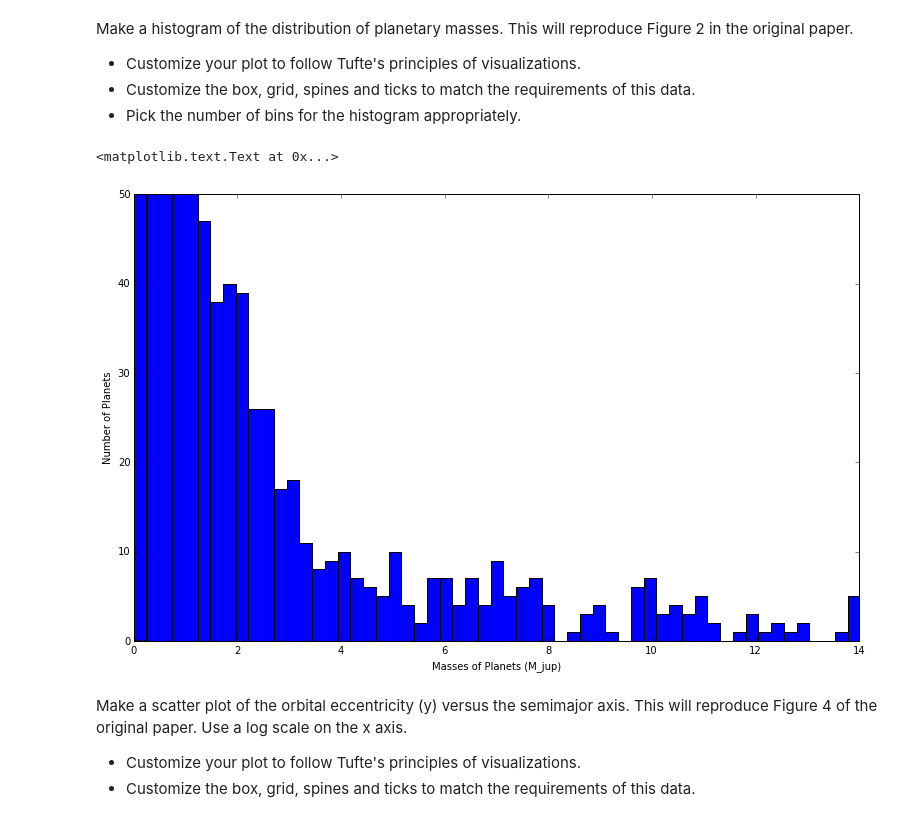
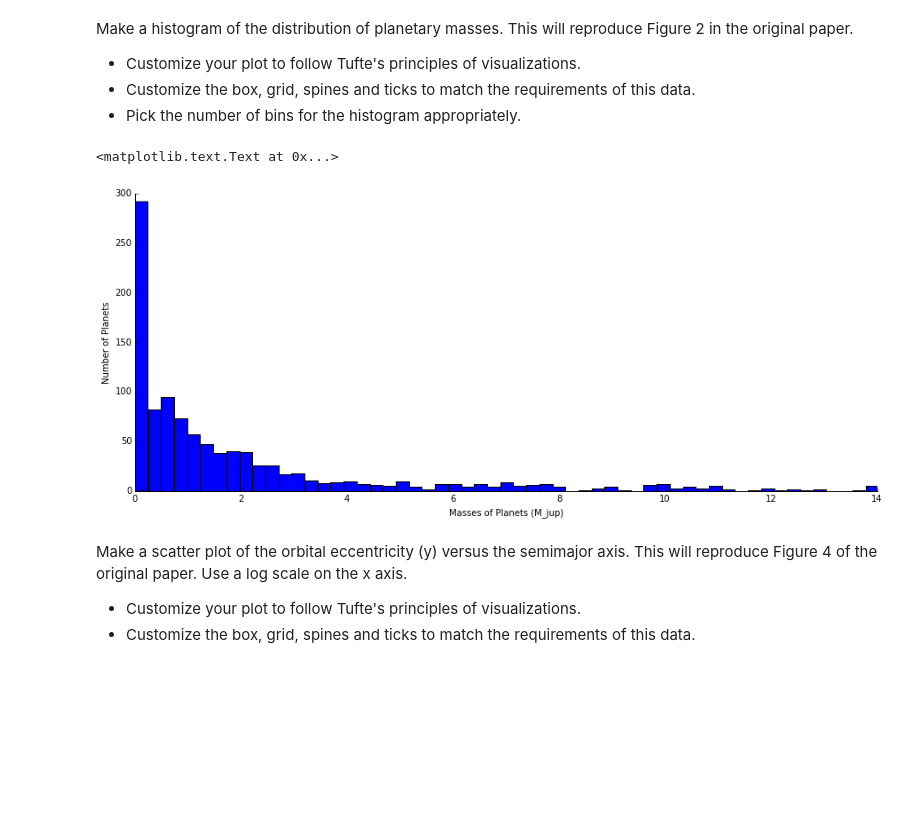
Before and after one commit to enbanuel/phys202-2015-work, a Jupyter notebook: assignments/assignment04/MatplotlibEx02.ipynb, the cells around one changed output. Drawn from its saved outputs; the diff is of its cells as text; code cells hidden in the pictures; blank space fills up the shorter version.

```diff
--- a/assignments/assignment04/MatplotlibEx02.ipynb
+++ b/assignments/assignment04/MatplotlibEx02.ipynb
@@ -70,21 +70,26 @@ Make a histogram of the distribution of planetary masses. This will reproduce Fi
 # %%
 # YOUR CODE HERE
 flat = np.ravel(data)
 mass = flat[2::24]
 
 k = [i for i in mass if str(i) != 'nan'] #I used the user's Lego Stormtrooper advice on Stackoverflow to filter out the nan's
 type(k[1])
 # print(k)
 
-f = plt.figure(figsize=(13,8))
+f = plt.figure(figsize=(15,6))
 plt.hist(k, bins=len(k))
+ax = plt.gca()
+ax.spines['top'].set_visible(False)
+ax.spines['right'].set_visible(False)
+ax.get_xaxis().tick_bottom()
+ax.get_yaxis().tick_left()
 plt.xlim(0.0, 14.0)
-plt.ylim(0.0, 50.0)
+plt.ylim(0.0, 300.0)
 plt.xlabel('Masses of Planets (M_jup)')
 plt.ylabel('Number of Planets')
 # %% [output]
 <matplotlib.text.Text at 0x...>
-[figure, old version]
+[figure, new version]
 # %%
 assert True # leave for grading
 # %% [markdown]
```
Also changed, not shown: parts of 1 cell of this notebook, 16 other files.
